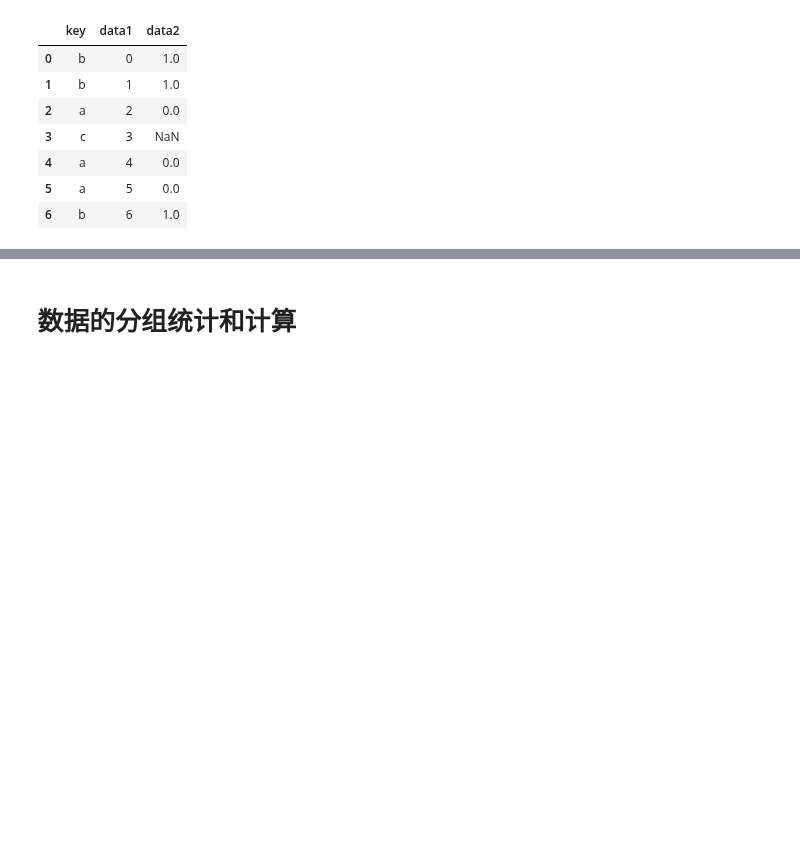
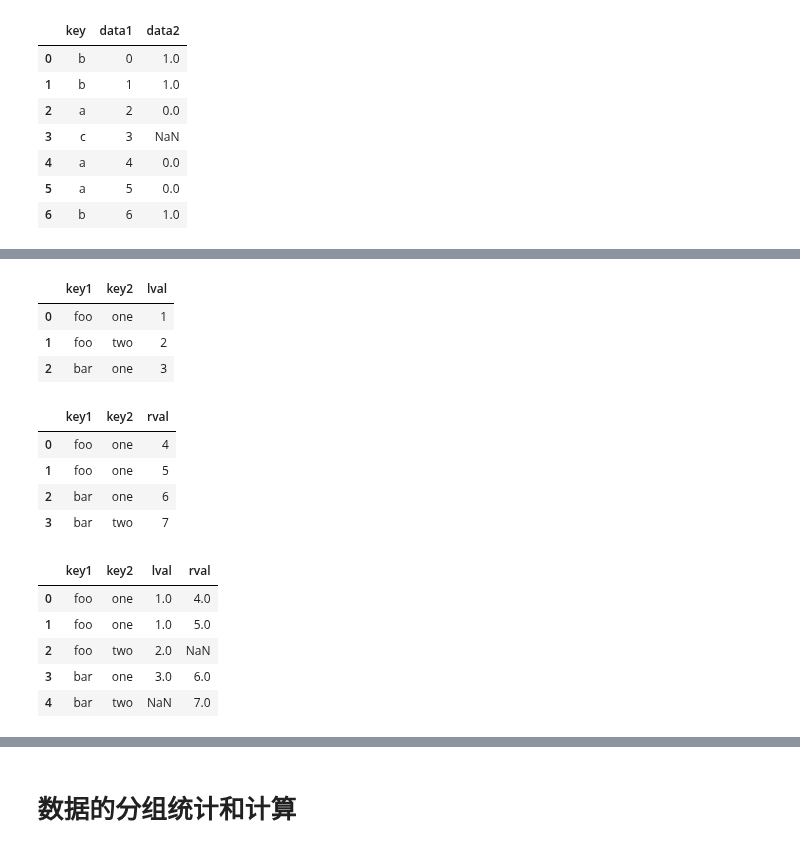
Before and after one commit to Luoxiaogan/Guide_to_financial_data_analysis, a Jupyter notebook: 金融数据分析导引/Lectures/Lecture 3/notes.ipynb, the cells around one changed output, grey strips where cells are left out. Saved outputs shown, nothing was run; the diff lists cells and outputs as text; code cells hidden in the pictures; blank space fills up the shorter version.

```diff
--- a/金融数据分析导引/Lectures/Lecture 3/notes.ipynb
+++ b/金融数据分析导引/Lectures/Lecture 3/notes.ipynb
@@ -413,0 +512,9 @@ side_by_side(df1,df2,dfmerge2)
+# %%
+left = DataFrame({'key1': ['foo', 'foo', 'bar'],
+                  'key2': ['one', 'two', 'one'],
+                  'lval': [1, 2, 3]})
+right = DataFrame({'key1': ['foo', 'foo', 'bar', 'bar'],
+                   'key2': ['one', 'one', 'one', 'two'],
+                   'rval': [4, 5, 6, 7]})
+side_by_side(left,right)
+#有两种key！
@@ -413,0 +531,24 @@ side_by_side(df1,df2,dfmerge2)
+# %%
+merge5=pd.merge(left,right,on=['key1','key2'],how='outer')
+#多个key, 但也可以只去选定一个进行合并
+side_by_side(left,right,merge5)
+#on : label or list
+    #Column or index level names to join on. These must be found in both
+    #DataFrames. If `on` is None and not merging on indexes then this defaults
+    #to the intersection of the columns in both DataFrames.
+# %% [output]
+|  | key1 | key2 | lval |
+| 0 | foo | one | 1 |
+| 1 | foo | two | 2 |
+| 2 | bar | one | 3 |
+|  | key1 | key2 | rval |
+| 0 | foo | one | 4 |
+| 1 | foo | one | 5 |
+| 2 | bar | one | 6 |
+| 3 | bar | two | 7 |
+|  | key1 | key2 | lval | rval |
+| 0 | foo | one | 1.0 | 4.0 |
+| 1 | foo | one | 1.0 | 5.0 |
+| 2 | foo | two | 2.0 | NaN |
+| 3 | bar | one | 3.0 | 6.0 |
+| 4 | bar | two | NaN | 7.0 |
```
Also changed, not shown: parts of 7 cells of this notebook, 7 other files.
